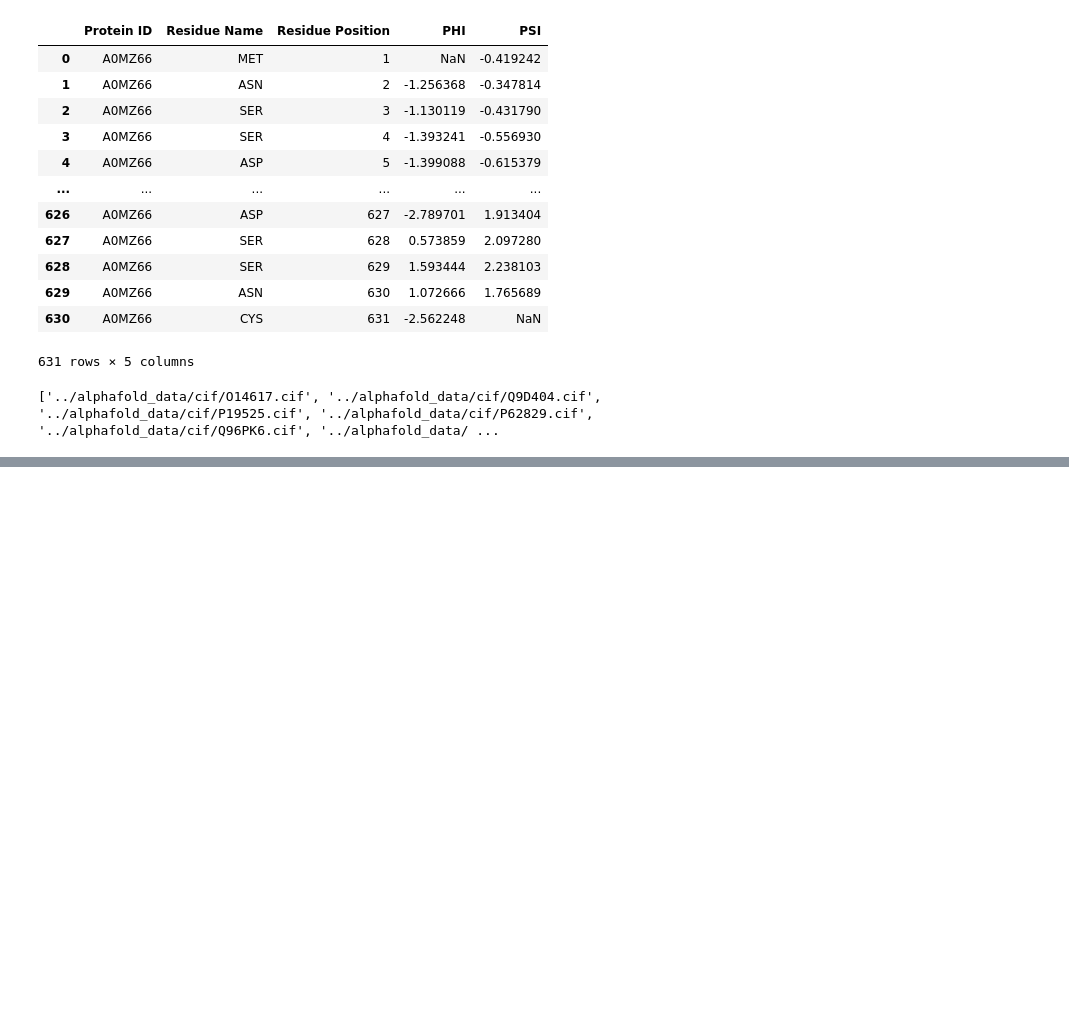
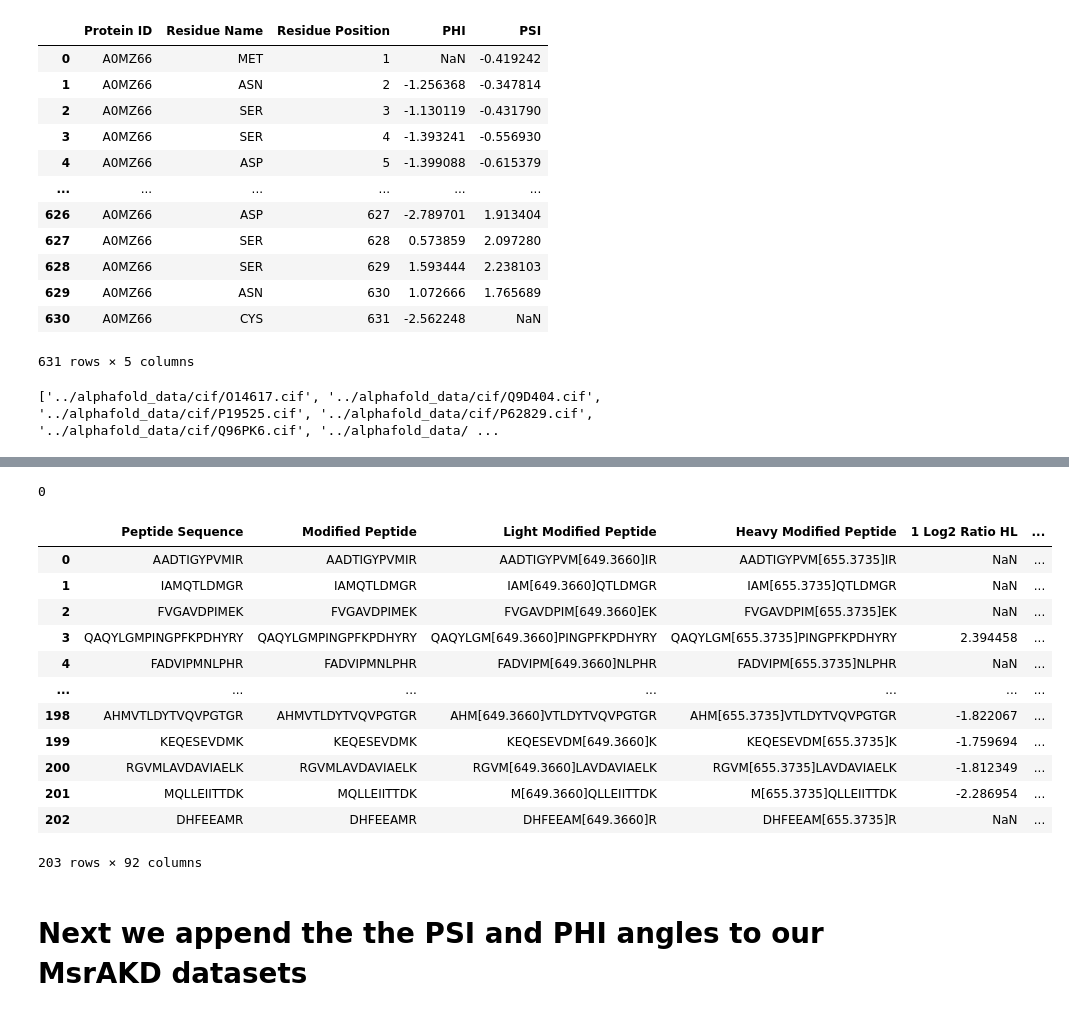
Before and after one commit to ritster/methionine-analysis, a Jupyter notebook: amr/extraction_of_dihedral_angles.ipynb, the cells around one changed output, grey strips where cells are left out. Saved outputs shown, nothing was run; the diff lists cells and outputs as text; code cells hidden in the pictures; blank space fills up the shorter version.

```diff
--- a/amr/extraction_of_dihedral_angles.ipynb
+++ b/amr/extraction_of_dihedral_angles.ipynb
@@ -199,0 +369,15 @@ concat_dihedrals[]
+# %%
+def extract_PSI_and_PHI(residue_df, psi_and_phi_df):
+    df = pd.DataFrame(columns=['PSI Radians', 'PHI Radians', 'PSI Degrees', 'PHI Degrees'])
+    for _, row in residue_df.iterrows():
+        protein_id = row['Protein ID']
+        methionine_posn = row['Methionine Location'] + 1
+        row_of_interest = psi_and_phi_df.loc[(psi_and_phi_df['Protein ID'] == protein_id) & (psi_and_phi_df['Residue Position'] == methionine_posn)]
+        print(row_of_interest)
+        new_row = {'PSI Radians': float('nan'), 'PHI Radians':float('nan'), 'PSI Degrees': float('nan'), 'PHI Degrees': float('nan')}
+        if row_of_interest.shape[0] == 1 and row_of_interest['Residue Name'].iloc[0] == 'MET':
+            new_row = {'PSI Radians': row_of_interest['PSI'].iloc[0], 'PHI Radians':row_of_interest['PHI'].iloc[0], 'PSI Degrees': row_of_interest['PSI degrees'].iloc[0], 'PHI Degrees': row_of_interest['PHI degrees'].iloc[0]}
+        df = df._append(new_row, ignore_index = True)
+    return df
+# %%
+RvsS_psi_phi_map = extract_PSI_and_PHI(RvsS, concat_dihedrals)
@@ -199,0 +438,22 @@ concat_dihedrals[]
+# %%
+sum(RvsS_psi_phi_map['PHI Degrees'].isna())
+# %% [output]
+0
+# %%
+RvsS_with_PSI_and_PHI = pd.concat([RvsS, RvsS_psi_phi_map], axis=1)
+# %%
+RvsS_with_PSI_and_PHI
+# %% [output]
+|  | Peptide Sequence | Modified Peptide | Light Modified Peptide | Heavy Modified Peptide | 1 Log2 Ratio HL | ... |
+| 0 | AADTIGYPVMIR | AADTIGYPVMIR | AADTIGYPVM[649.3660]IR | AADTIGYPVM[655.3735]IR | NaN | ... |
+| 1 | IAMQTLDMGR | IAMQTLDMGR | IAM[649.3660]QTLDMGR | IAM[655.3735]QTLDMGR | NaN | ... |
+| 2 | FVGAVDPIMEK | FVGAVDPIMEK | FVGAVDPIM[649.3660]EK | FVGAVDPIM[655.3735]EK | NaN | ... |
+| 3 | QAQYLGMPINGPFKPDHYRY | QAQYLGMPINGPFKPDHYRY | QAQYLGM[649.3660]PINGPFKPDHYRY | QAQYLGM[655.3735]PINGPFKPDHYRY | 2.394458 | ... |
+| 4 | FADVIPMNLPHR | FADVIPMNLPHR | FADVIPM[649.3660]NLPHR | FADVIPM[655.3735]NLPHR | NaN | ... |
+| ... | ... | ... | ... | ... | ... | ... |
+| 198 | AHMVTLDYTVQVPGTGR | AHMVTLDYTVQVPGTGR | AHM[649.3660]VTLDYTVQVPGTGR | AHM[655.3735]VTLDYTVQVPGTGR | -1.822067 | ... |
+| 199 | KEQESEVDMK | KEQESEVDMK | KEQESEVDM[649.3660]K | KEQESEVDM[655.3735]K | -1.759694 | ... |
+| 200 | RGVMLAVDAVIAELK | RGVMLAVDAVIAELK | RGVM[649.3660]LAVDAVIAELK | RGVM[655.3735]LAVDAVIAELK | -1.812349 | ... |
+| 201 | MQLLEIITTDK | MQLLEIITTDK | M[649.3660]QLLEIITTDK | M[655.3735]QLLEIITTDK | -2.286954 | ... |
+| 202 | DHFEEAMR | DHFEEAMR | DHFEEAM[649.3660]R | DHFEEAM[655.3735]R | NaN | ... |
+203 rows × 92 columns
@@ -199,0 +462,2 @@ concat_dihedrals[]
+# %% [markdown]
+# Next we append the the PSI and PHI angles to our MsrAKD datasets
```
Also changed, not shown: parts of 61 cells of this notebook, 7 other files.
